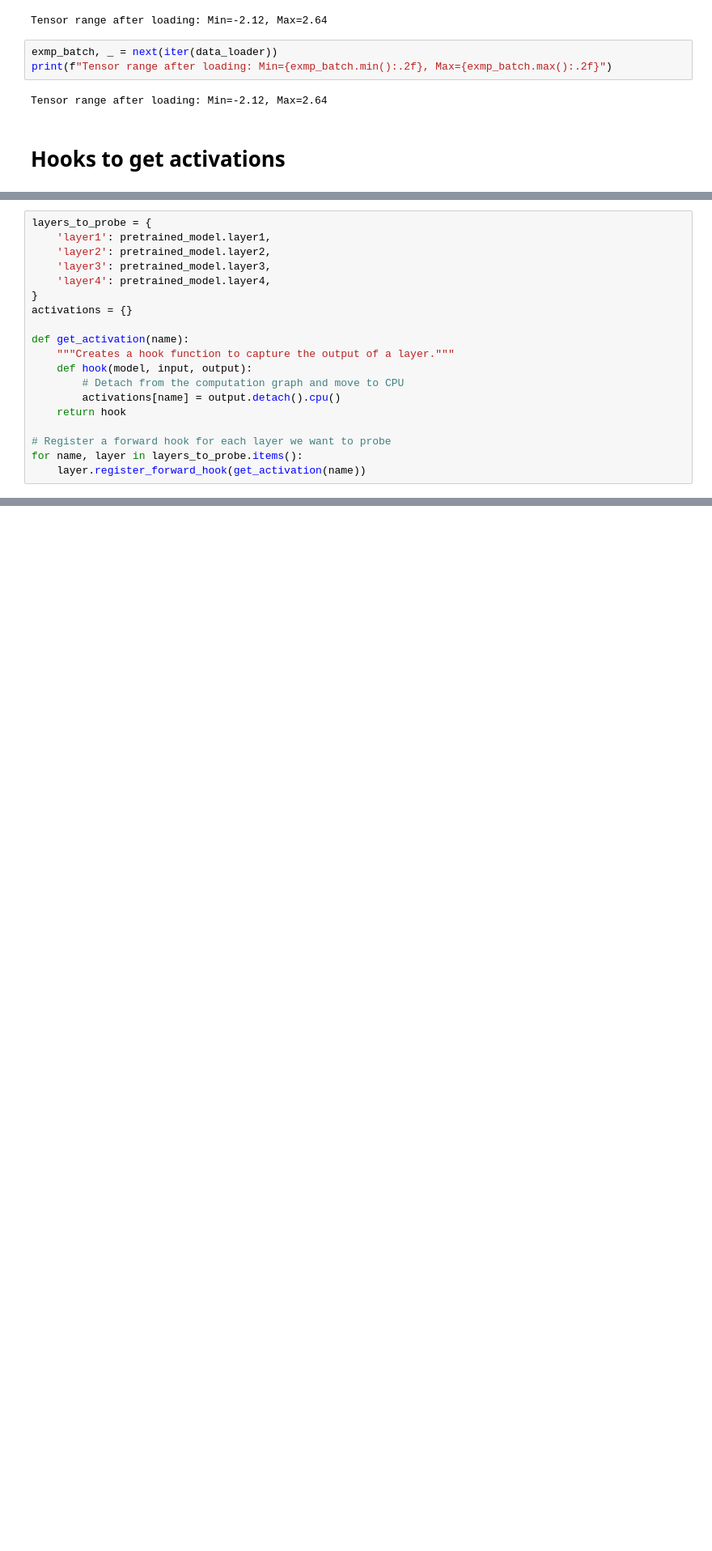
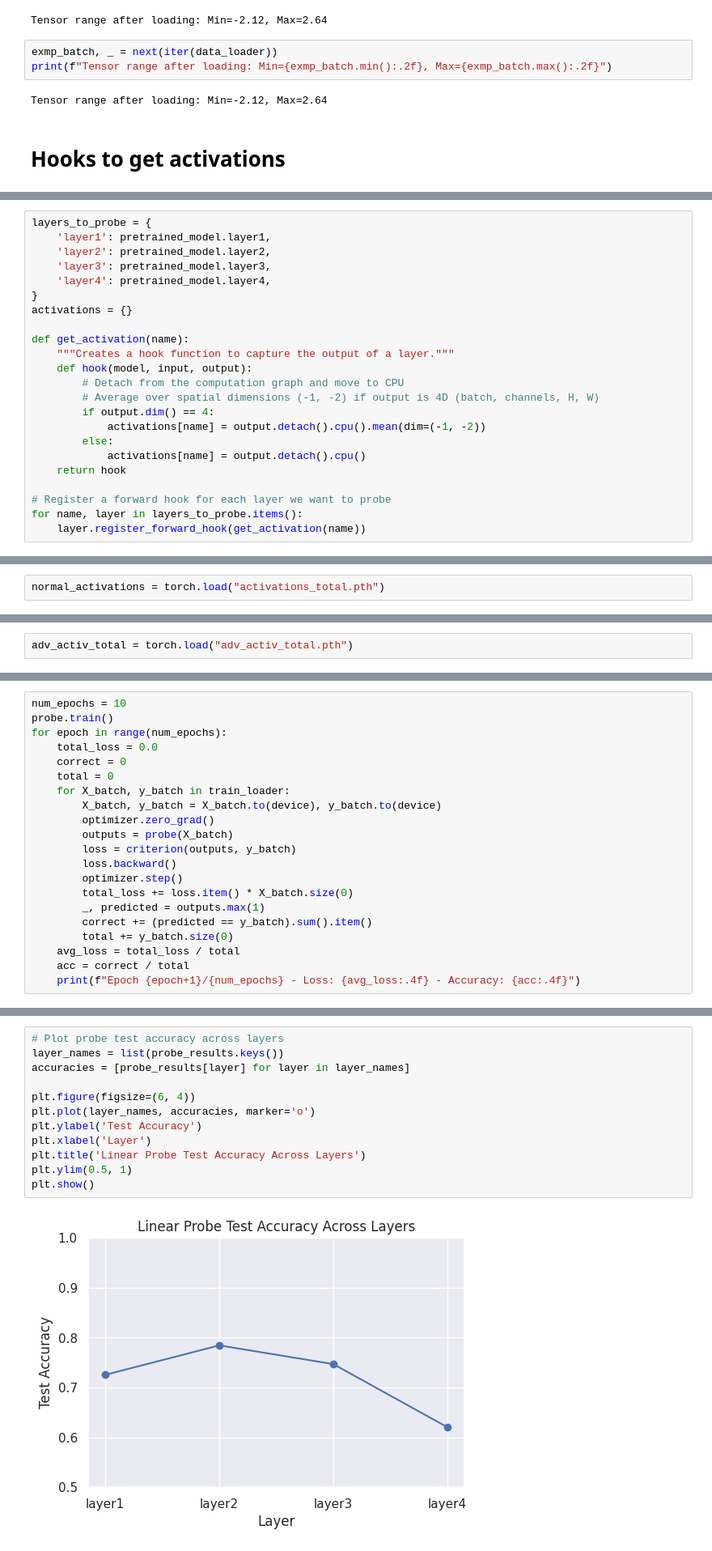
Before and after one commit to Venn1998/Adversarial_Attacks_detector, a Jupyter notebook: experiments.ipynb, the cells around one changed output, grey strips where cells are left out. Shown at 81% size. Drawn from its saved outputs; the diff is of its cells as text; blank space fills up the shorter version.

Commit message:
probes trained and tested

```diff
--- a/experiments.ipynb
+++ b/experiments.ipynb
@@ -387,7 +360,11 @@ def get_activation(name):
     """Creates a hook function to capture the output of a layer."""
     def hook(model, input, output):
         # Detach from the computation graph and move to CPU
-        activations[name] = output.detach().cpu()
+        # Average over spatial dimensions (-1, -2) if output is 4D (batch, channels, H, W)
+        if output.dim() == 4:
+            activations[name] = output.detach().cpu().mean(dim=(-1, -2))
+        else:
+            activations[name] = output.detach().cpu()
     return hook
 
 # Register a forward hook for each layer we want to probe
@@ -395,0 +393,2 @@ for name, layer in layers_to_probe.items():
+# %%
+normal_activations = torch.load("activations_total.pth")
@@ -395,0 +416,2 @@ for name, layer in layers_to_probe.items():
+# %%
+adv_activ_total = torch.load("adv_activ_total.pth")
@@ -395,0 +508,21 @@ for name, layer in layers_to_probe.items():
+# %%
+num_epochs = 10
+probe.train()
+for epoch in range(num_epochs):
+    total_loss = 0.0
+    correct = 0
+    total = 0
+    for X_batch, y_batch in train_loader:
+        X_batch, y_batch = X_batch.to(device), y_batch.to(device)
+        optimizer.zero_grad()
+        outputs = probe(X_batch)
+        loss = criterion(outputs, y_batch)
+        loss.backward()
+        optimizer.step()
+        total_loss += loss.item() * X_batch.size(0)
+        _, predicted = outputs.max(1)
+        correct += (predicted == y_batch).sum().item()
+        total += y_batch.size(0)
+    avg_loss = total_loss / total
+    acc = correct / total
+    print(f"Epoch {epoch+1}/{num_epochs} - Loss: {avg_loss:.4f} - Accuracy: {acc:.4f}")
@@ -395,0 +612,14 @@ for name, layer in layers_to_probe.items():
+# %%
+# Plot probe test accuracy across layers
+layer_names = list(probe_results.keys())
+accuracies = [probe_results[layer] for layer in layer_names]
+
+plt.figure(figsize=(6, 4))
+plt.plot(layer_names, accuracies, marker='o')
+plt.ylabel('Test Accuracy')
+plt.xlabel('Layer')
+plt.title('Linear Probe Test Accuracy Across Layers')
+plt.ylim(0.5, 1)
+plt.show()
+# %% [output]
+[figure, added]
```
Also changed, not shown: parts of 21 cells of this notebook, 8 other files.
